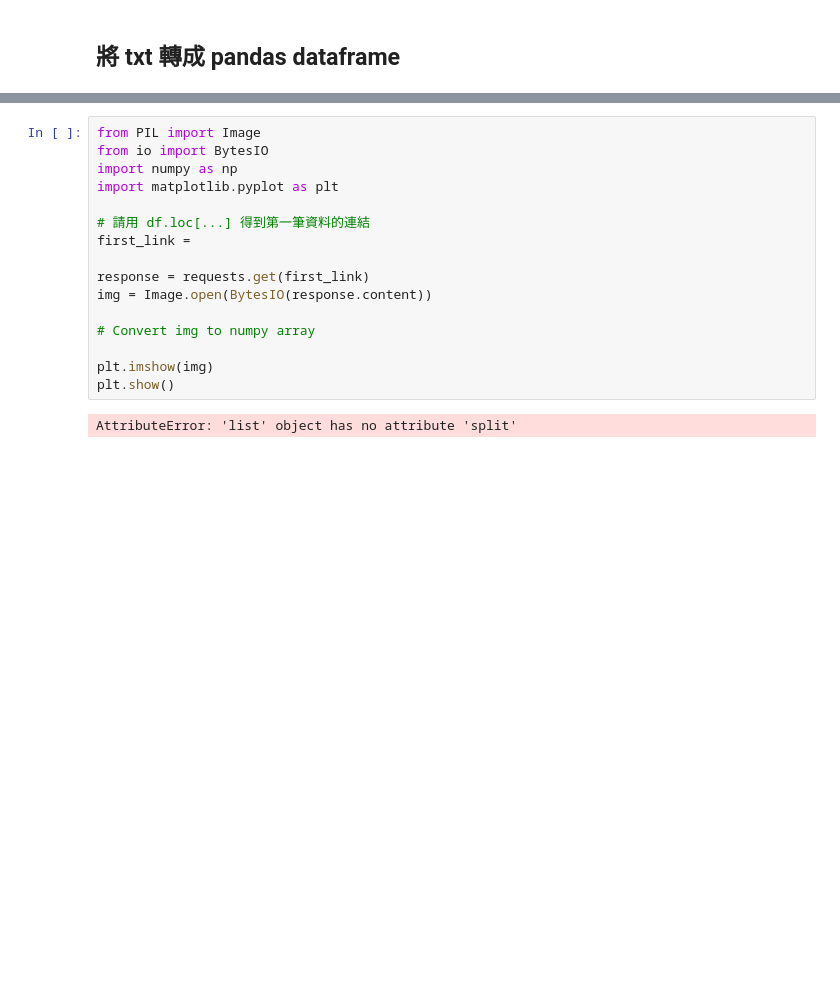
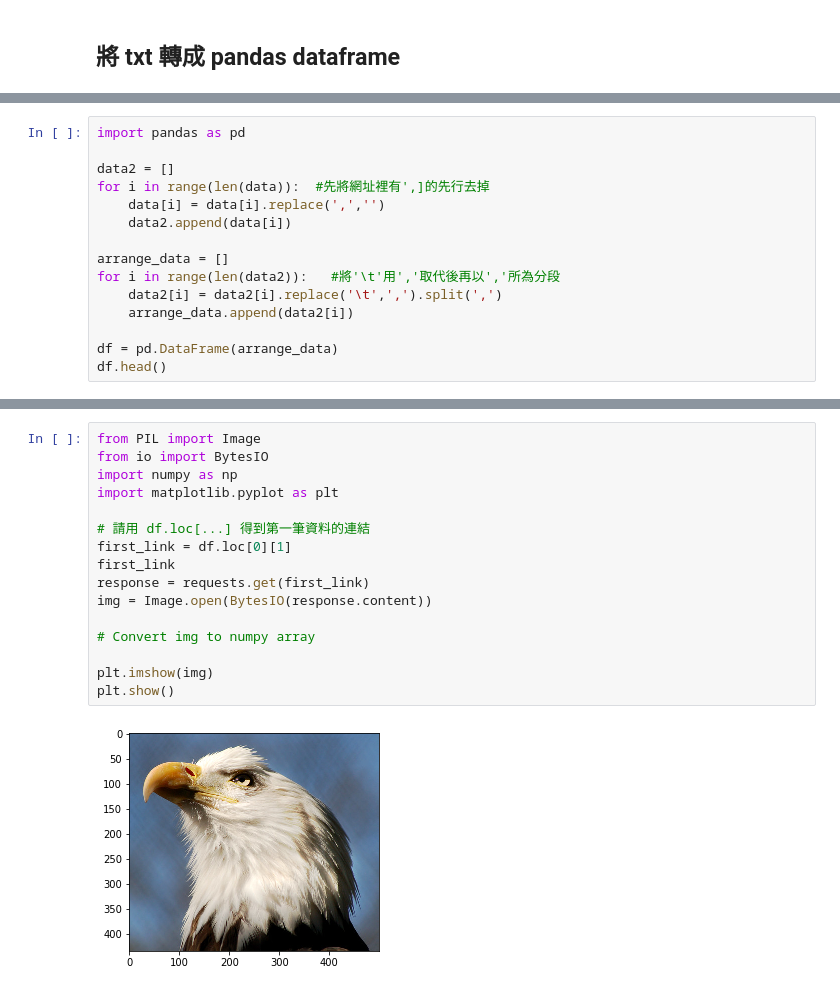
Before and after one commit to luluhsiao/2nd-ML100Days, a Jupyter notebook: homework/Day_003_HW.ipynb, the cells around one changed output, grey strips where cells are left out. Drawn from its saved outputs; the diff is of its cells as text; blank space fills up the shorter version.

```diff
--- a/homework/Day_003_HW.ipynb
+++ b/homework/Day_003_HW.ipynb
@@ -75,0 +68,15 @@ AttributeError: 'list' object has no attribute 'split'
+# %%
+import pandas as pd
+
+data2 = []
+for i in range(len(data)):  #先將網址裡有',]的先行去掉
+    data[i] = data[i].replace(',','')
+    data2.append(data[i])
+
+arrange_data = []
+for i in range(len(data2)):   #將'\t'用','取代後再以','所為分段
+    data2[i] = data2[i].replace('\t',',').split(',')
+    arrange_data.append(data2[i])
+
+df = pd.DataFrame(arrange_data)
+df.head()
@@ -76,21 +90,21 @@ AttributeError: 'list' object has no attribute 'split'
 # %%
 from PIL import Image
 from io import BytesIO
 import numpy as np
 import matplotlib.pyplot as plt
 
 # 請用 df.loc[...] 得到第一筆資料的連結
-first_link =
-
+first_link = df.loc[0][1]
+first_link
 response = requests.get(first_link)
 img = Image.open(BytesIO(response.content))
 
 # Convert img to numpy array
 
 plt.imshow(img)
 plt.show()
 # %% [output]
-AttributeError: 'list' object has no attribute 'split'
+[figure, added]
 # %%
 def img2arr_fromURLs(url_list, resize = False):
     """
```
Also changed, not shown: parts of 7 cells of this notebook.
